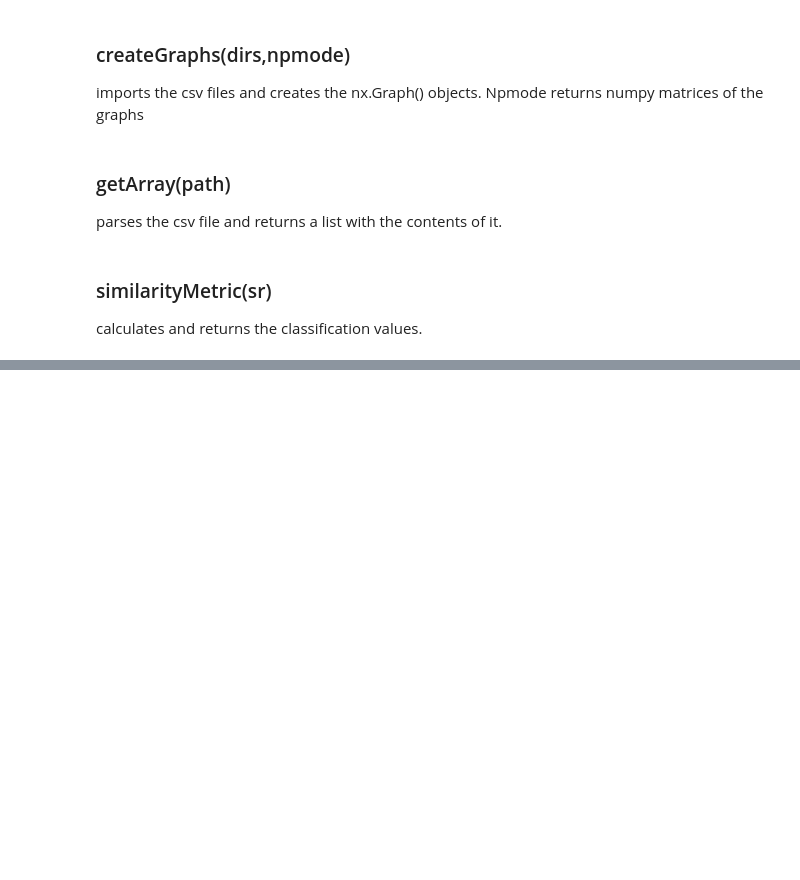
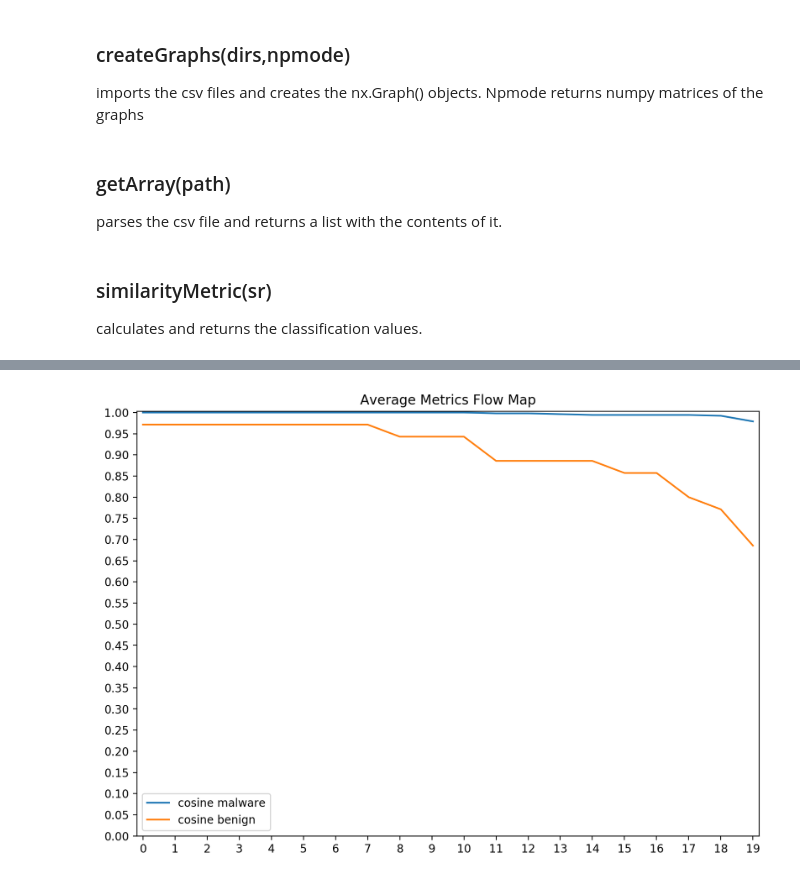
Before and after one commit to AchilleasAlvaroChysi/Thesis, a Jupyter notebook: fold1/Metrics on Grg.ipynb, the cells around one changed output, grey strips where cells are left out. Saved outputs shown, nothing was run; the diff lists cells and outputs as text; code cells hidden in the pictures; blank space fills up the shorter version.

```diff
--- a/fold1/Metrics on Grg.ipynb
+++ b/fold1/Metrics on Grg.ipynb
@@ -393,38 +447,40 @@ ben_cor = np.array([detectCor[i][1] for i in range(len(detectCor))])
 mal_prod = np.array([detectProd[i][0] for i in range(len(detectProd))])
 ben_prod = np.array([detectProd[i][1] for i in range(len(detectProd))])
 mal_mink = np.array([detectMink[i][0] for i in range(len(detectMink))])
 ben_mink = np.array([detectMink[i][1] for i in range(len(detectMink))])
 
 avg_det = np.mean(mal_det,axis=0)
 avg_det_b = np.mean(ben_det,axis=0)
 avg_euc = np.mean(mal_euc, axis =0)
 avg_euc_b = np.mean(ben_euc,axis = 0)
 avg_bray = np.mean(mal_bray, axis =0)
 avg_bray_b = np.mean(ben_bray,axis = 0)
 avg_sq = np.mean(mal_sq, axis =0)
 avg_sqeuc_b = np.mean(ben_sq,axis = 0)
 avg_cor = np.mean(mal_cor, axis =0)
 avg_cor_b = np.mean(ben_cor,axis = 0)
 avg_prod = np.mean(mal_prod, axis =0)
 avg_prod_b = np.mean(ben_prod,axis = 0)
 avg_mink = np.mean(mal_mink, axis =0)
 avg_mink_b = np.mean(ben_mink,axis = 0)
-print(avg_det)
-print(avg_mink_b)
-print("avg_mink ///// avg_mink_b ///// avg_cos ///// avg_cos_b" )
-for i in range(len(avg_mink)):
-    print(str(i)+". "+ str(avg_mink[i])+" // "+str(avg_mink_b[i])+" $$ "+str(avg_det[i])+" // "+str(avg_det_b[i]))
+# print(avg_det)
+# print(avg_mink_b)
+# print("avg_mink ///// avg_mink_b ///// avg_cos ///// avg_cos_b" )
+# for i in range(len(avg_mink)):
+#     print(str(i)+". "+ str(avg_mink[i])+" // "+str(avg_mink_b[i])+" $$ "+str(avg_det[i])+" // "+str(avg_det_b[i]))
 
 figure(num=None, figsize=(10,7), dpi=200, facecolor='w', edgecolor='k')
 plt.margins(0.01)
 plt.title("Average Metrics Flow Map")
 plt.plot(avg_det)
 plt.plot(avg_det_b)
 plt.xticks(np.arange(0,len(avg_det),1))
 plt.yticks(np.arange(0,1.01,0.05))
 plt.legend(["cosine malware", "cosine benign","euclidean malware", "euclidean benign", "BC malware",
             "BC benign","Sqeuc malware", "Sqeuc benign","Correlation malware", "Correlation benign", "Product malware", "Product benign"])
 plt.savefig("averages of all metrics GRG.png")
+# %% [output]
+[figure, added]
 # %%
 simAverages(csmSortTests[0],csmSortTests[1],"Csm")
 print("===========================================")
```
Also changed, not shown: parts of 11 cells of this notebook, 2 other files.
